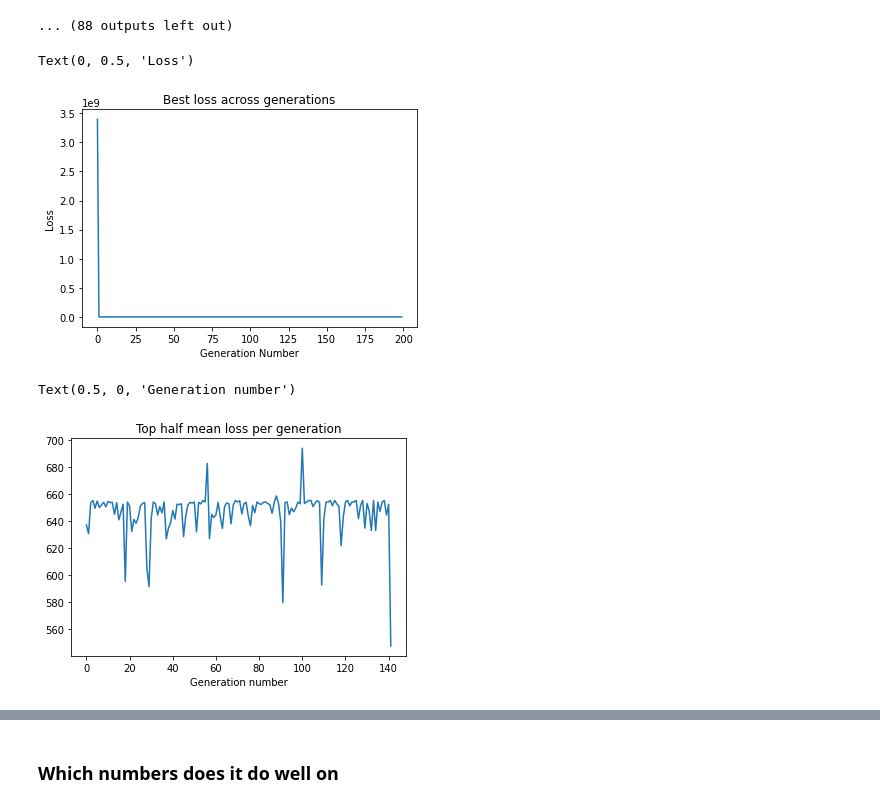
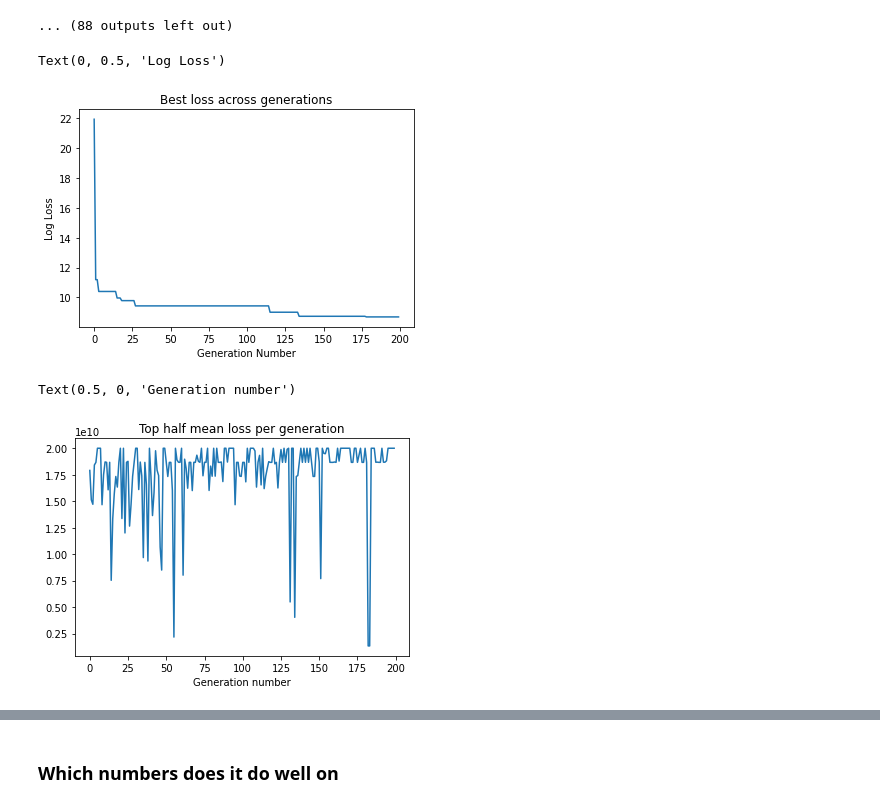
Before and after one commit to jonhilgart22/model-bias-experiments, a Jupyter notebook: notebooks/mnist_model_experiments.ipynb, the cells around one changed output, grey strips where cells are left out. Drawn from its saved outputs; the diff is of its cells as text; code cells hidden in the pictures.

```diff
--- a/notebooks/mnist_model_experiments.ipynb
+++ b/notebooks/mnist_model_experiments.ipynb
@@ -480,7 +480,7 @@ def generate_new_architectures(x_train,y_train, best_models_this_gen, NUM_ARCHIT
 
         gen_var.append(model_pred_var)
         total_loss = model_pred_var + model_rmse + model_constant_loss
-        if total_loss == np.inf:
+        if total_loss == np.inf or (int(np.meanall_predictions()) == 0) or (int(np.meanall_predictions()) == 1):
             total_loss = INF_WEIGHT_PENALITY
         gen_loss.append(total_loss)
         rma.set_loss(total_loss)
@@ -681,20 +681,20 @@ Updating architectures from generation 11
 Percent of each model architecture that we are keeping from the previous generation =  19.25 %
 ... (88 outputs left out)
 # %%
-plt.plot(ALL_TOP_CLASS_LOSS)
+plt.plot(np.log(ALL_TOP_CLASS_LOSS))
 plt.title('Best loss across generations')
 plt.xlabel('Generation Number')
-plt.ylabel('Loss')
+plt.ylabel('Log Loss')
 # %% [output]
-Text(0, 0.5, 'Loss')
+Text(0, 0.5, 'Log Loss')
-[figure, old version]
+[figure, new version]
 # %%
 plt.title("Top half mean loss per generation")
 plt.plot(ALL_TOP_HALF_LOSS)
 plt.xlabel("Generation number")
 # %% [output]
 Text(0.5, 0, 'Generation number')
-[figure, old version]
+[figure, new version]
 # %%
 print(f"The RMSE overall for our best class found is {BEST_RMA_CLASS.rmse}")
 # %% [output]
```
Also changed, not shown: parts of 5 cells of this notebook.
